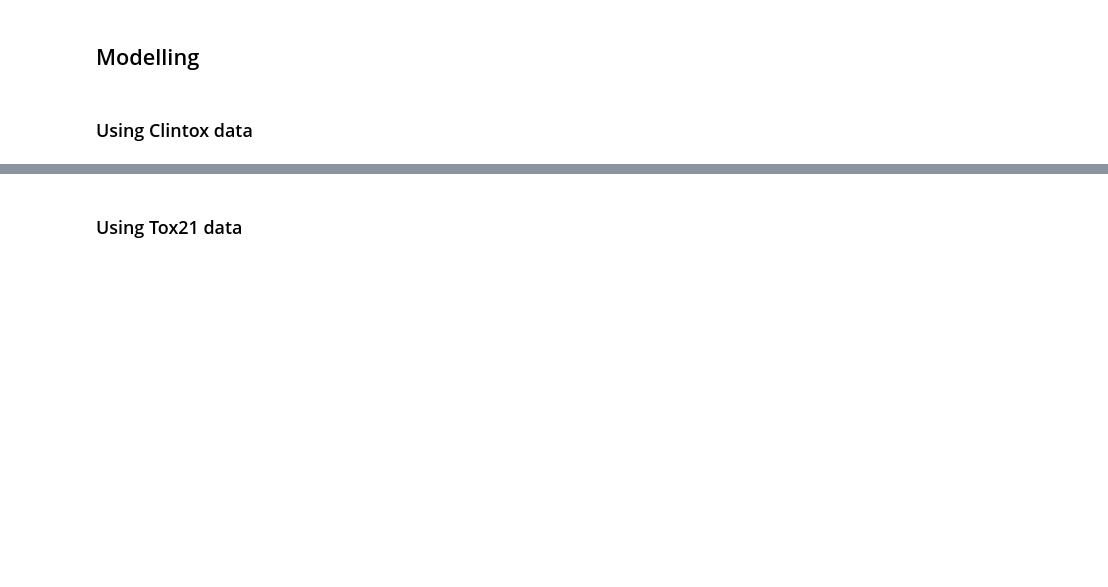
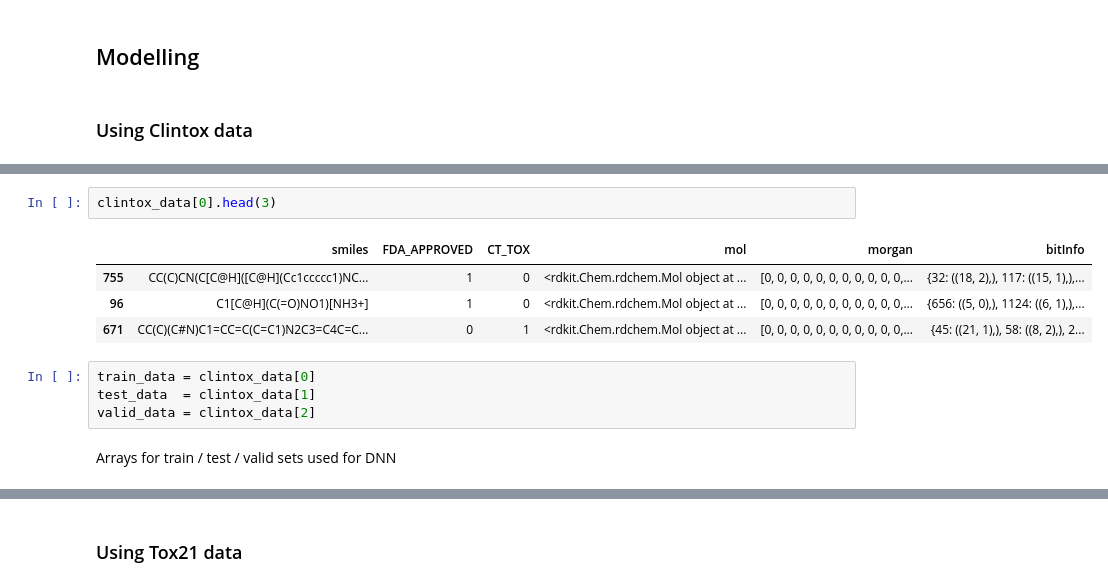
Before and after one commit to FabioLddo/toxicity_prediction, a Jupyter notebook: toxicity_prediction_project-Bulloni_Ippolito_Loddo-D3A.ipynb, the cells around one changed output, grey strips where cells are left out. Saved outputs shown, nothing was run; the diff lists cells and outputs as text; blank space fills up the shorter version.

```diff
--- a/toxicity_prediction_project-Bulloni_Ippolito_Loddo-D3A.ipynb
+++ b/toxicity_prediction_project-Bulloni_Ippolito_Loddo-D3A.ipynb
@@ -346,0 +405,13 @@ Total number of samples, train+test+valid: 7831
+# %%
+clintox_data[0].head(3)
+# %% [output]
+|  | smiles | FDA_APPROVED | CT_TOX | mol | morgan | bitInfo |
+| 755 | CC(C)CN(C[C@H]([C@H](Cc1ccccc1)NC... | 1 | 0 | <rdkit.Chem.rdchem.Mol object at ... | [0, 0, 0, 0, 0, 0, 0, 0, 0, 0, 0,... | {32: ((18, 2),), 117: ((15, 1),),... |
+| 96 | C1[C@H](C(=O)NO1)[NH3+] | 1 | 0 | <rdkit.Chem.rdchem.Mol object at ... | [0, 0, 0, 0, 0, 0, 0, 0, 0, 0, 0,... | {656: ((5, 0),), 1124: ((6, 1),),... |
+| 671 | CC(C)(C#N)C1=CC=C(C=C1)N2C3=C4C=C... | 0 | 1 | <rdkit.Chem.rdchem.Mol object at ... | [0, 0, 0, 0, 0, 0, 0, 0, 0, 0, 0,... | {45: ((21, 1),), 58: ((8, 2),), 2... |
+# %%
+train_data = clintox_data[0]
+test_data  = clintox_data[1]
+valid_data = clintox_data[2]
+# %% [markdown]
+Arrays for train / test / valid sets used for DNN
```
Also changed, not shown: parts of 29 cells of this notebook.
